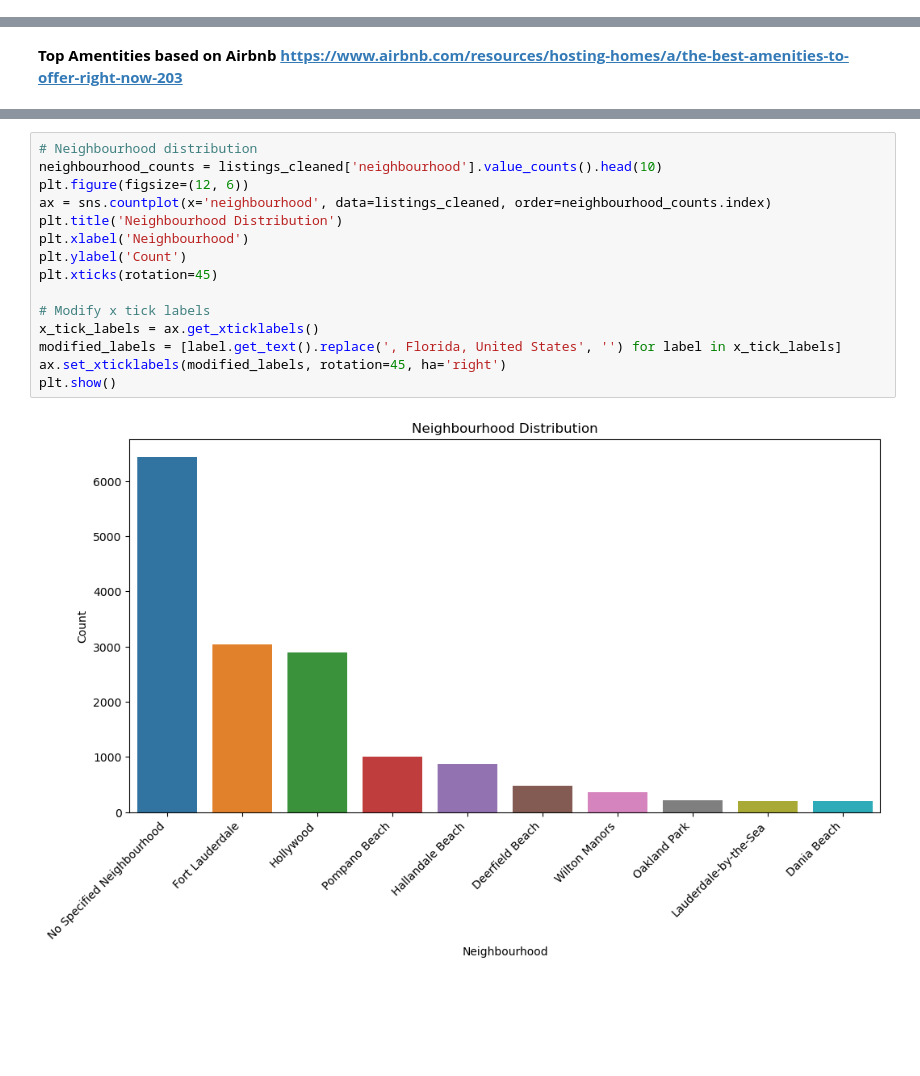
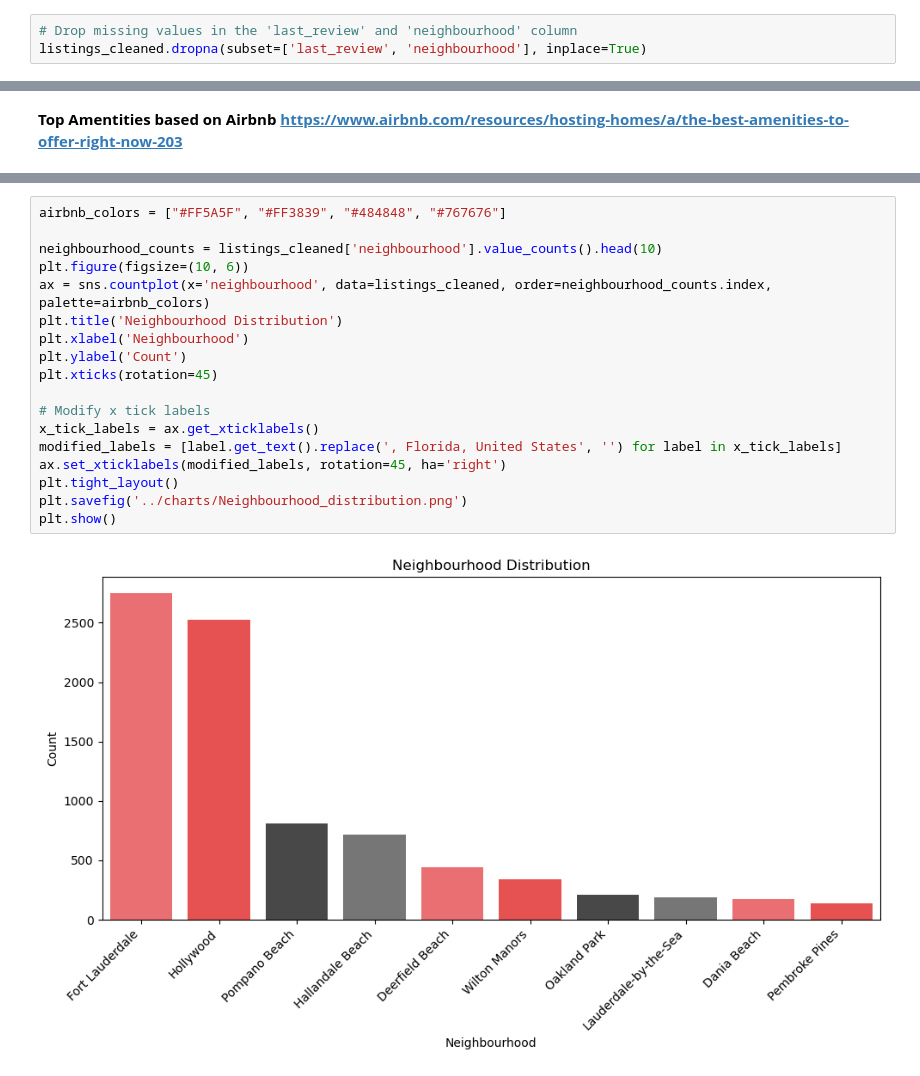
Before and after one commit to Rpierre98/Airbnb-Price-Predictions-Florida-Edition, a Jupyter notebook: code/Data cleaning-EDA.ipynb, the cells around one changed output, grey strips where cells are left out. Drawn from its saved outputs; the diff is of its cells as text; blank space fills up the shorter version.

```diff
--- a/code/Data cleaning-EDA.ipynb
+++ b/code/Data cleaning-EDA.ipynb
@@ -105,3 +141,6 @@ listings_cleaned = listings.drop(columns=irrelevant_columns).fillna({
+# %%
+# Drop missing values in the 'last_review' and 'neighbourhood' column
+listings_cleaned.dropna(subset=['last_review', 'neighbourhood'], inplace=True)
 # %%
 # Saving the cleaned dataset as a CSV file
 listings_cleaned.to_csv('../data/cleaned_listings.csv', index=False)
@@ -191,17 +239,20 @@ plt.show()
 # %%
-# Neighbourhood distribution
+airbnb_colors = ["#FF5A5F", "#FF3839", "#484848", "#767676"]
+
 neighbourhood_counts = listings_cleaned['neighbourhood'].value_counts().head(10)
-plt.figure(figsize=(12, 6))
-ax = sns.countplot(x='neighbourhood', data=listings_cleaned, order=neighbourhood_counts.index)
+plt.figure(figsize=(10, 6))
+ax = sns.countplot(x='neighbourhood', data=listings_cleaned, order=neighbourhood_counts.index, palette=airbnb_colors)
 plt.title('Neighbourhood Distribution')
 plt.xlabel('Neighbourhood')
 plt.ylabel('Count')
 plt.xticks(rotation=45)
 
 # Modify x tick labels
 x_tick_labels = ax.get_xticklabels()
 modified_labels = [label.get_text().replace(', Florida, United States', '') for label in x_tick_labels]
 ax.set_xticklabels(modified_labels, rotation=45, ha='right')
+plt.tight_layout()
+plt.savefig('../charts/Neighbourhood_distribution.png')
 plt.show()
 # %% [output]
-[figure, old version]
+[figure, new version]
```
Also changed, not shown: parts of 14 cells of this notebook, 6 other files.
